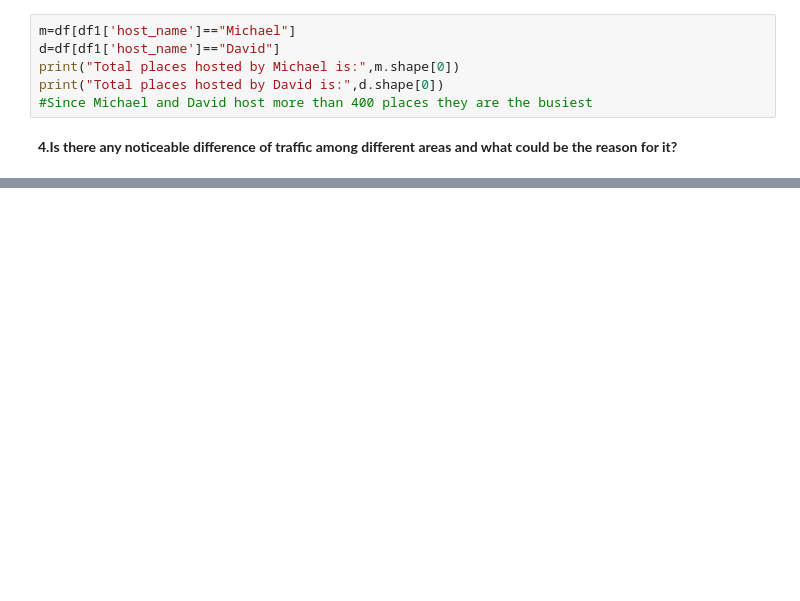
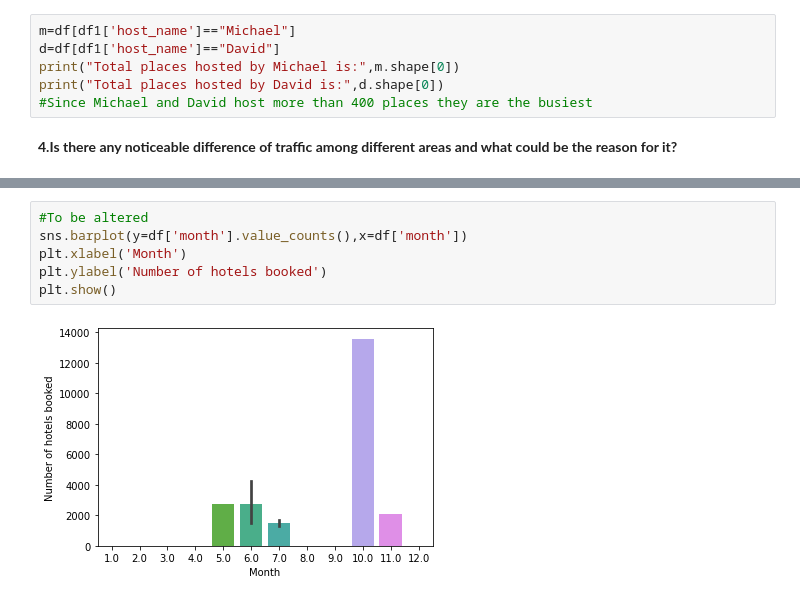
Before and after one commit to Jeetesh-KumarM/CAPSTONE-PROJECT-1, a Jupyter notebook: Copy_of_Airbnb_Bookings_Analysis_Capstone_Project.ipynb, the cells around one changed output, grey strips where cells are left out. Cells and saved outputs as stored; diff of their text form; blank space fills up the shorter version.

```diff
--- a/Copy_of_Airbnb_Bookings_Analysis_Capstone_Project.ipynb
+++ b/Copy_of_Airbnb_Bookings_Analysis_Capstone_Project.ipynb
@@ -309,0 +351,8 @@ print("Total places hosted by David is:",d.shape[0])
+# %%
+#To be altered
+sns.barplot(y=df['month'].value_counts(),x=df['month'])
+plt.xlabel('Month')
+plt.ylabel('Number of hotels booked')
+plt.show()
+# %% [output]
+[figure, added]
```
Also changed, not shown: parts of 10 cells of this notebook.
